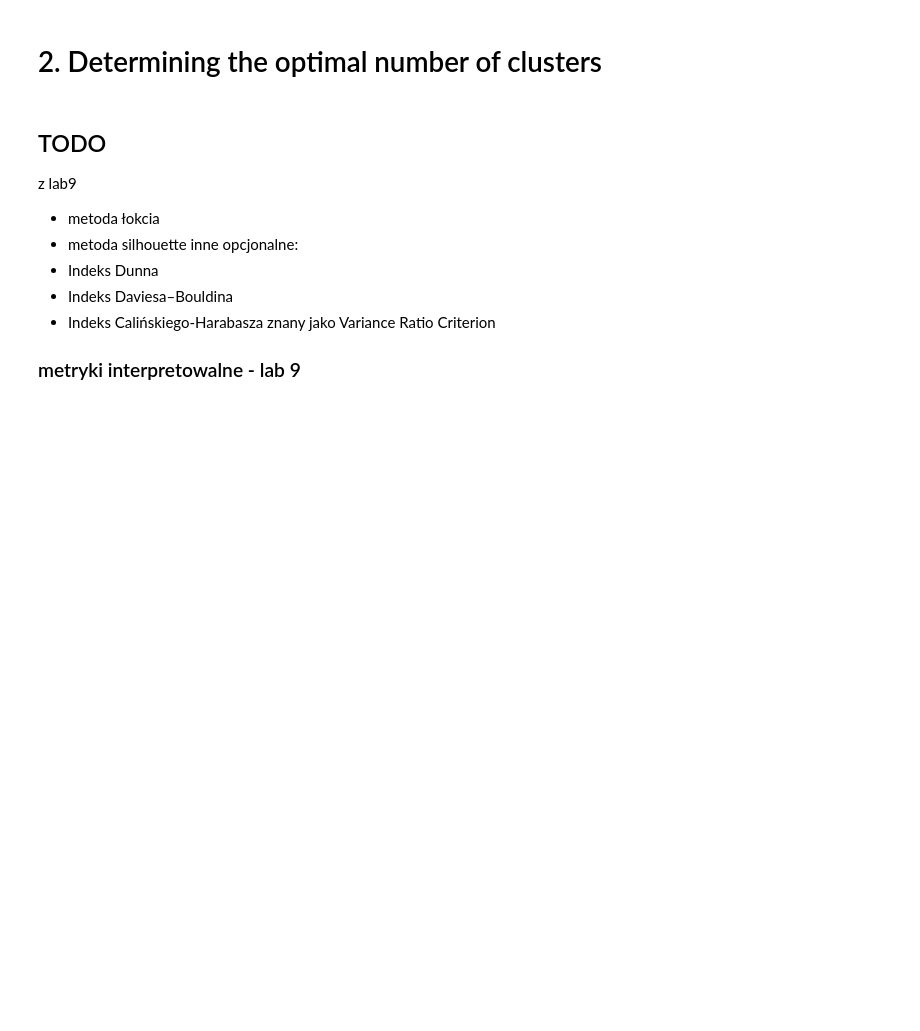
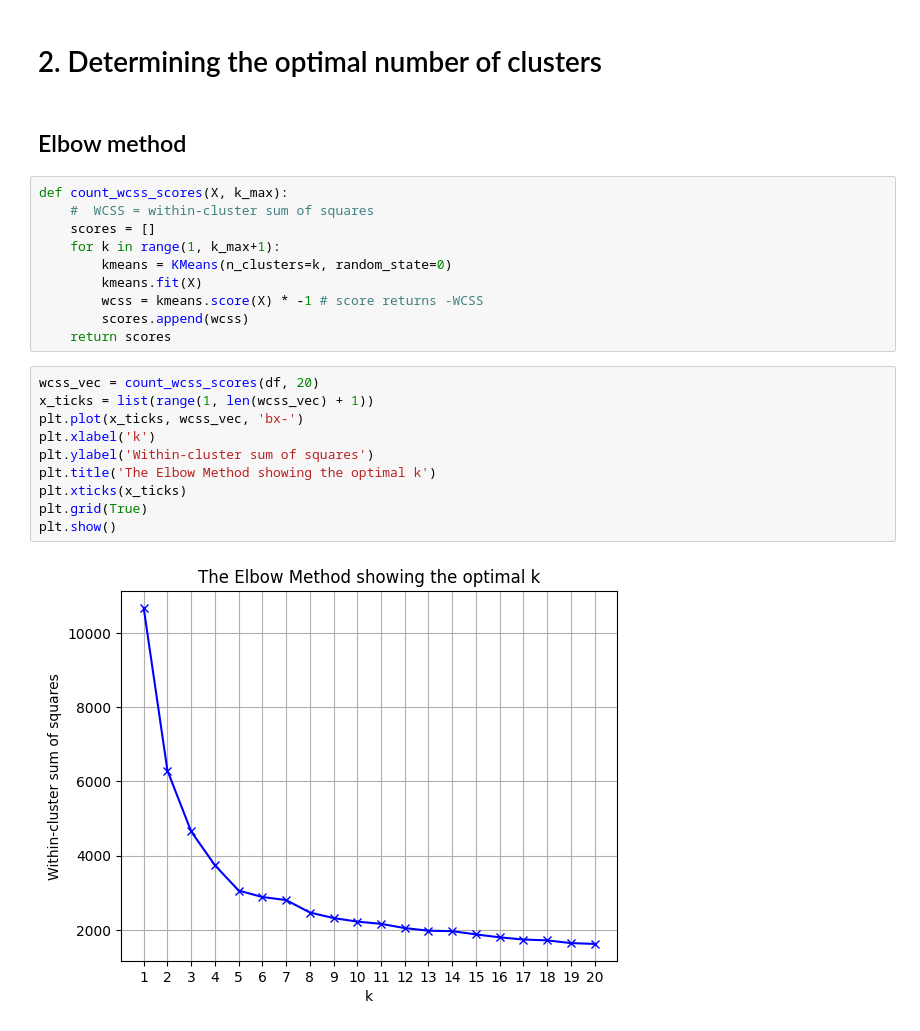
Before and after one commit to nataliachoszczyk/spotify-songs-clustering, a Jupyter notebook: FE_modelling_KM2/FE.ipynb, the cells around one changed output. Cells and saved outputs as stored; diff of their text form; blank space fills up the shorter version.

```diff
--- a/FE_modelling_KM2/FE.ipynb
+++ b/FE_modelling_KM2/FE.ipynb
@@ -537,13 +599,26 @@ df.head()
 # %% [markdown]
 # 2. Determining the optimal number of clusters
-# %% [markdown]
-## TODO
-z lab9
-- metoda łokcia
-- metoda silhouette
-inne opcjonalne:
-- Indeks Dunna
-- Indeks Daviesa–Bouldina
-- Indeks Calińskiego-Harabasza znany jako Variance Ratio Criterion
-
-### metryki interpretowalne - lab 9
+# %% [markdown]
+## Elbow method
+# %%
+def count_wcss_scores(X, k_max):
+    #  WCSS = within-cluster sum of squares
+    scores = []
+    for k in range(1, k_max+1):
+        kmeans = KMeans(n_clusters=k, random_state=0)
+        kmeans.fit(X)
+        wcss = kmeans.score(X) * -1 # score returns -WCSS
+        scores.append(wcss)
+    return scores
+# %%
+wcss_vec = count_wcss_scores(df, 20)
+x_ticks = list(range(1, len(wcss_vec) + 1))
+plt.plot(x_ticks, wcss_vec, 'bx-')
+plt.xlabel('k')
+plt.ylabel('Within-cluster sum of squares')
+plt.title('The Elbow Method showing the optimal k')
+plt.xticks(x_ticks)
+plt.grid(True)
+plt.show()
+# %% [output]
+[figure, added]
```
Also changed, not shown: parts of 15 cells of this notebook.
